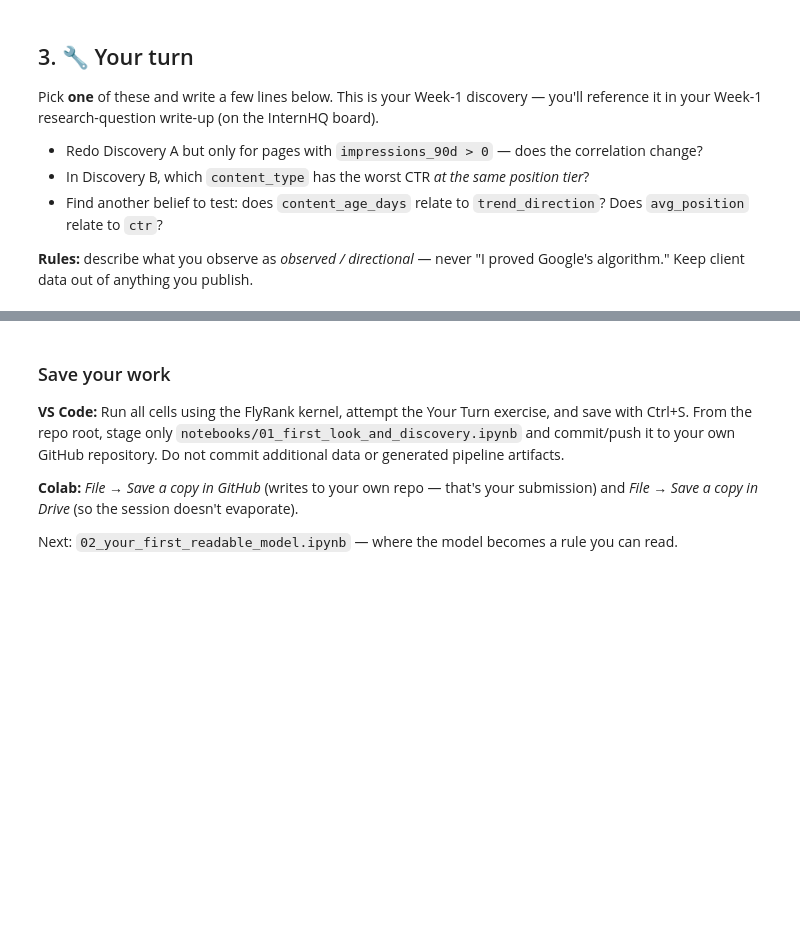
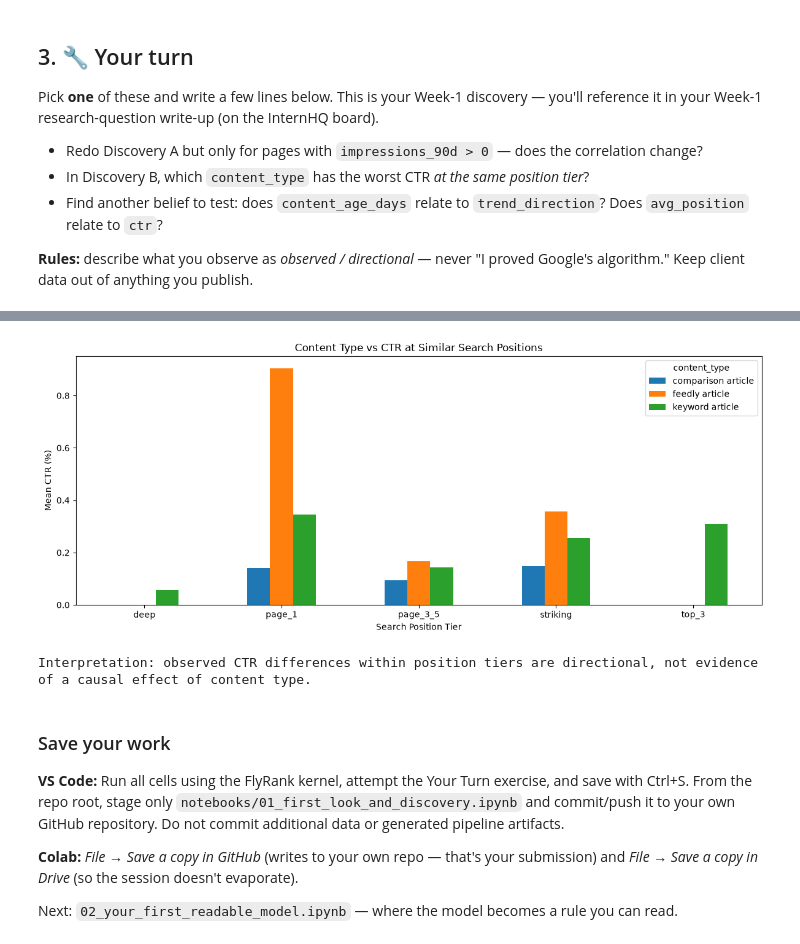
Before and after one commit to Harjotsingh0311/flyrank-ml-internship, a Jupyter notebook: notebooks/01_first_look_and_discovery.ipynb, the cells around one changed output, grey strips where cells are left out. Cells and saved outputs as stored; diff of their text form; code cells hidden in the pictures; blank space fills up the shorter version.

Commit message:
Fix discovery cell and complete setup assignment

```diff
--- a/notebooks/01_first_look_and_discovery.ipynb
+++ b/notebooks/01_first_look_and_discovery.ipynb
@@ -181,38 +181,65 @@ Pick **one** of these and write a few lines below. This is your Week-1 discovery
 # Your discovery here
 # Discovery D: Does content type matter at the same search position?
 
+# Load the bundled data independently so this cell also works after a kernel restart.
+from pathlib import Path
+import pandas as pd
+import matplotlib.pyplot as plt
+
+start = Path.cwd().resolve()
+relative_data = Path("data/raw/content_refresh_anonymized.csv")
+data_path = next(
+    (folder / relative_data for folder in (start, *start.parents)
+     if (folder / relative_data).is_file()),
+    None,
+)
+if data_path is None:
+    raise FileNotFoundError(
+        "Open the FlyRank repository folder in VS Code and rerun this cell."
+    )
+
+df = pd.read_csv(data_path)
+
 sample = df[df["impressions_90d"] >= 100]
 
-results = sample.groupby(["position_tier", "content_type"]).agg(
+results = sample.groupby(["position_tier", "content_type"], observed=True).agg(
     mean_ctr=("ctr", "mean"),
     median_ctr=("ctr", "median"),
-    page_count=("ctr", "count")
+    page_count=("ctr", "count"),
 ).reset_index()
 
-# Avoid drawing conclusions from very small groups
-results = results[results["page_count"] >= 30]
+# Avoid drawing conclusions from very small groups.
+results = results[results["page_count"] >= 30].copy()
 
-# Find the lowest CTR content type in each position tier
-worst = results.loc[
-    results.groupby("position_tier")["mean_ctr"].idxmin()
-]
+if results.empty:
+    print("No groups meet the minimum sample size of 30 pages.")
+else:
+    # Find the lowest mean CTR content type in each position tier.
+    worst = results.loc[
+        results.groupby("position_tier", observed=True)["mean_ctr"].idxmin()
+    ]
 
-print("Lowest CTR content type at each position tier:")
-print(worst.round(4).to_string(index=False))
+    print("Lowest CTR content type at each position tier:")
+    print(worst.round(4).to_string(index=False))
 
-# Visualize the comparison
-results.pivot(
-    index="position_tier",
-    columns="content_type",
-    values="mean_ctr"
-).plot(kind="bar", figsize=(12, 5),
-       title="Content Type vs CTR at Similar Search Positions",
-       ylabel="Mean CTR (%)",
-       xlabel="Search Position Tier",
-       rot=0)
+    results.pivot(
+        index="position_tier",
+        columns="content_type",
+        values="mean_ctr",
+    ).plot(
+        kind="bar",
+        figsize=(12, 5),
+        title="Content Type vs CTR at Similar Search Positions",
+        ylabel="Mean CTR (%)",
+        xlabel="Search Position Tier",
+        rot=0,
+    )
 
-import matplotlib.pyplot as plt
+    plt.tight_layout()
+    plt.show()
 
-plt.tight_layout()
-plt.show()
+    print(
+        "Interpretation: observed CTR differences within position tiers "
+        "are directional, not evidence of a causal effect of content type."
+    )
 # %% [output]
@@ -220,3 +253,5 @@ NameError: name 'df' is not defined
+[figure, added]
+Interpretation: observed CTR differences within position tiers are directional, not evidence of a causal effect of content type.
 # %% [markdown]
 ### Save your work
 **VS Code:** Run all cells using the FlyRank kernel, attempt the Your Turn exercise, and save with Ctrl+S. From the repo root, stage only `notebooks/01_first_look_and_discovery.ipynb` and commit/push it to your own GitHub repository. Do not commit additional data or generated pipeline artifacts.
```
Also changed, not shown: parts of 1 cell of this notebook.
